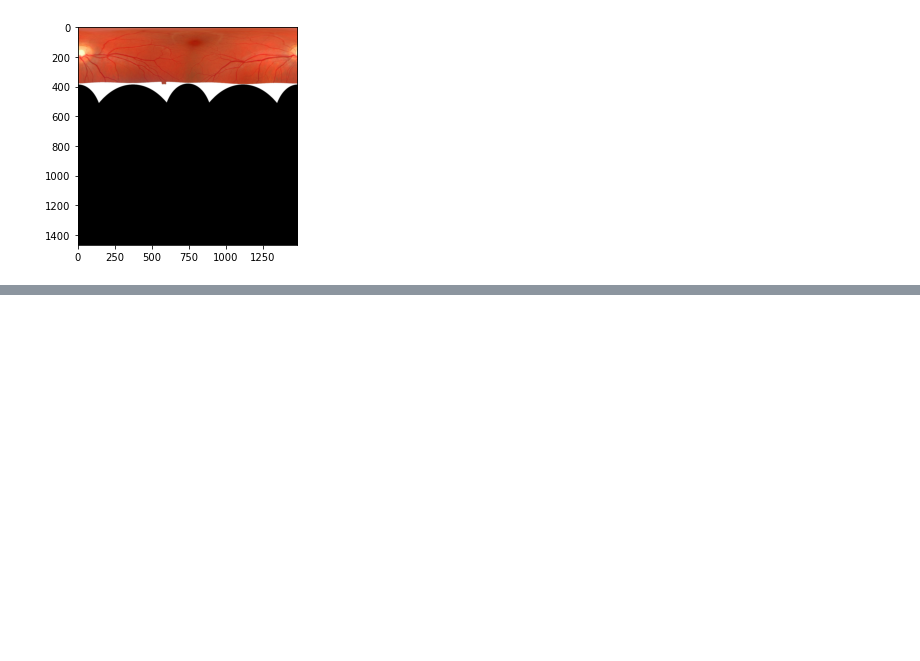
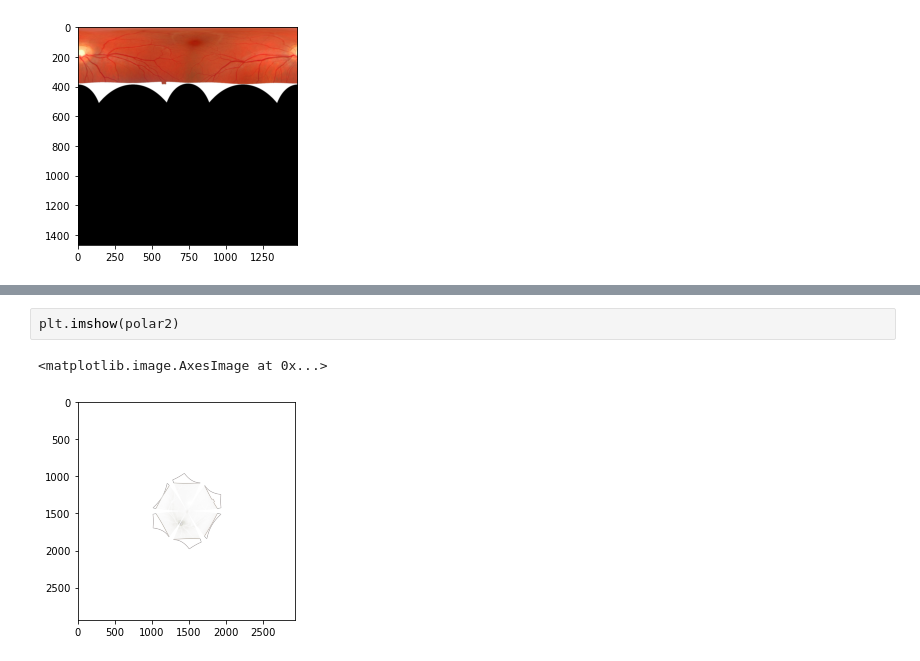
Before and after one commit to stuwilmur/sim-eye, a Jupyter notebook: develop gore2.ipynb, the cells around one changed output, grey strips where cells are left out. Drawn from its saved outputs; the diff is of its cells as text; blank space fills up the shorter version.

```diff
--- a/develop gore2.ipynb
+++ b/develop gore2.ipynb
@@ -33,0 +35,5 @@ AttributeError: 'numpy.ndarray' object has no attribute 'crop'
+# %%
+plt.imshow(polar2)
+# %% [output]
+<matplotlib.image.AxesImage at 0x...>
+[figure, added]
```
Also changed, not shown: parts of 2 cells of this notebook, 1 other file.
